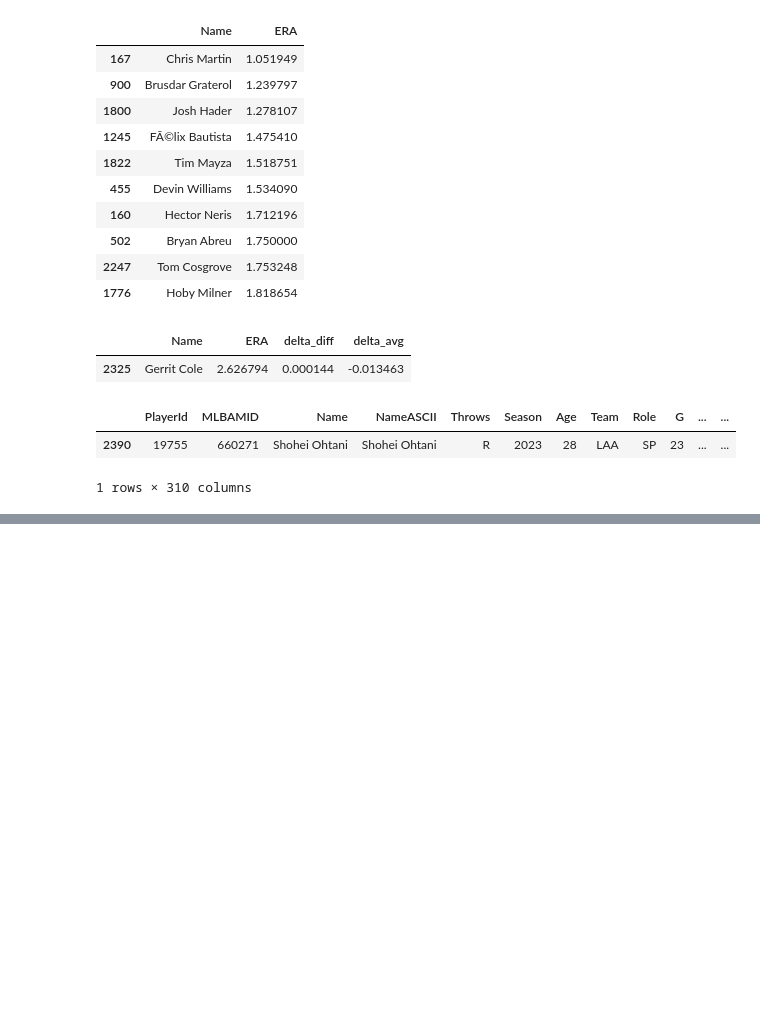
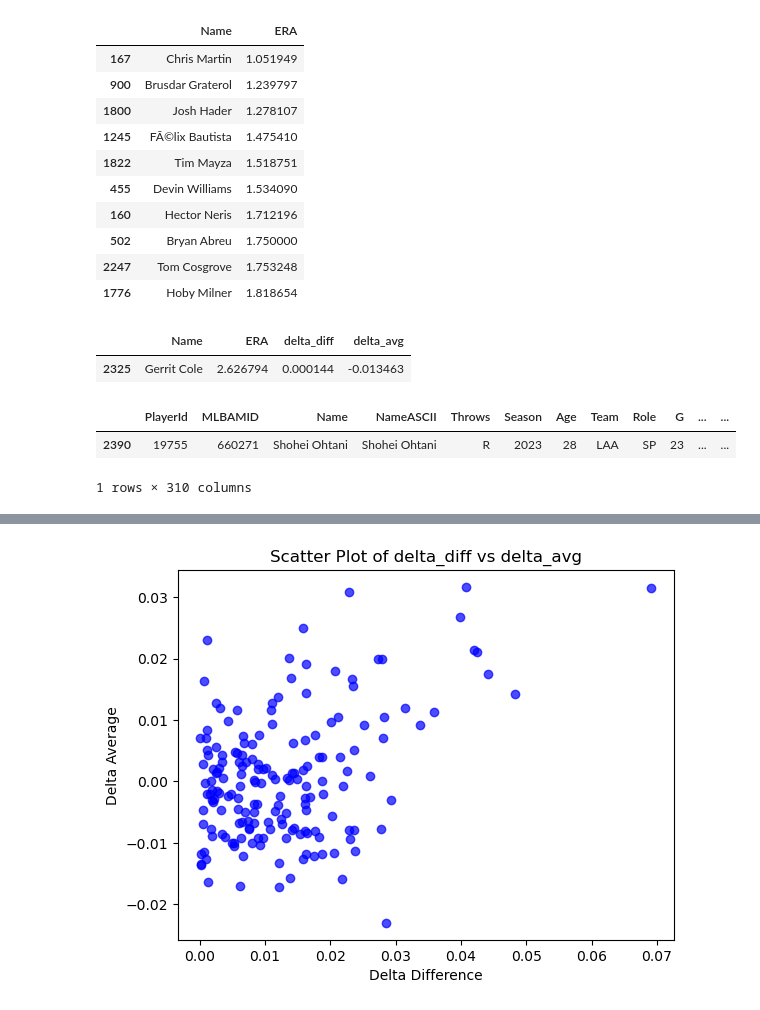
Before and after one commit to RudimentaryChef/RedsHackathon, a Jupyter notebook: pitcher-cluster.ipynb, the cells around one changed output, grey strips where cells are left out. Cells and saved outputs as stored; diff of their text form; code cells hidden in the pictures; blank space fills up the shorter version.

```diff
--- a/pitcher-cluster.ipynb
+++ b/pitcher-cluster.ipynb
@@ -270,0 +288,21 @@ sp_cluster_4.sort_values(by='ERA', ascending=True)[['Name', 'ERA', 'Role','delta
+# %%
+relief_data = pitcher_data[pitcher_data['Role'] == 'RP']
+starter_data = pitcher_data[pitcher_data['Role'] == 'SP']
+# %%
+import matplotlib.pyplot as plt
+
+# Assuming starter_data is your DataFrame
+# Replace 'delta_diff' and 'delta_avg' with the actual column names in your DataFrame
+
+x = starter_data['delta_diff']
+y = starter_data['delta_avg']
+
+plt.scatter(x, y, color='blue', alpha=0.7)  # You can customize the color and transparency
+
+plt.title('Scatter Plot of delta_diff vs delta_avg')
+plt.xlabel('Delta Difference')
+plt.ylabel('Delta Average')
+
+plt.show()
+# %% [output]
+[figure, added]
```
Also changed, not shown: parts of 14 cells of this notebook, 2 other files.
